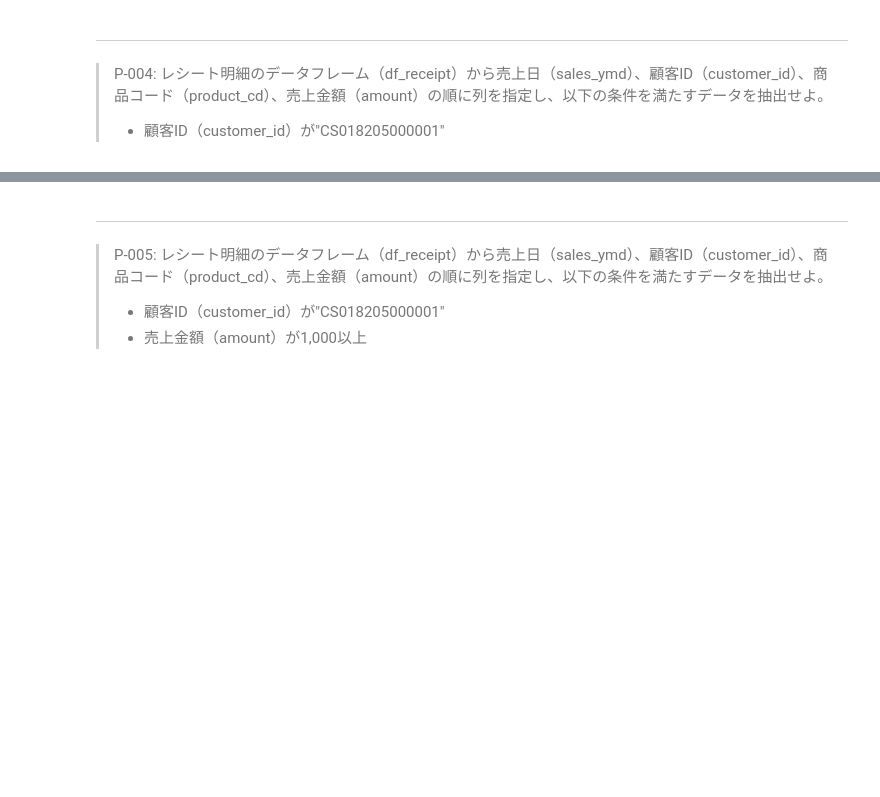
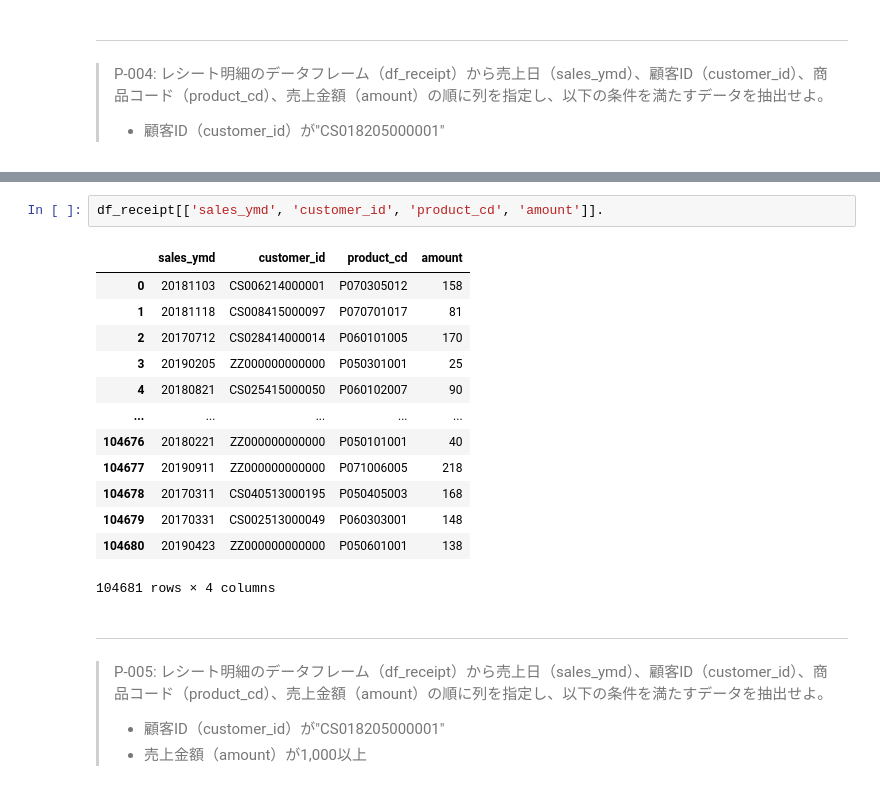
Before and after one commit to shgtkshruch/100knocks-preprocess, a Jupyter notebook: docker/work/preprocess_knock_Python.ipynb, the cells around one changed output, grey strips where cells are left out. Drawn from its saved outputs; the diff is of its cells as text; blank space fills up the shorter version.

```diff
--- a/docker/work/preprocess_knock_Python.ipynb
+++ b/docker/work/preprocess_knock_Python.ipynb
@@ -104,3 +121,19 @@ df_receipt[['sales_ymd', 'customer_id', 'product_cd', 'amount']].rename(columns=
+# %%
+df_receipt[['sales_ymd', 'customer_id', 'product_cd', 'amount']].
+# %% [output]
+|  | sales_ymd | customer_id | product_cd | amount |
+| 0 | 20181103 | CS006214000001 | P070305012 | 158 |
+| 1 | 20181118 | CS008415000097 | P070701017 | 81 |
+| 2 | 20170712 | CS028414000014 | P060101005 | 170 |
+| 3 | 20190205 | ZZ000000000000 | P050301001 | 25 |
+| 4 | 20180821 | CS025415000050 | P060102007 | 90 |
+| ... | ... | ... | ... | ... |
+| 104676 | 20180221 | ZZ000000000000 | P050101001 | 40 |
+| 104677 | 20190911 | ZZ000000000000 | P071006005 | 218 |
+| 104678 | 20170311 | CS040513000195 | P050405003 | 168 |
+| 104679 | 20170331 | CS002513000049 | P060303001 | 148 |
+| 104680 | 20190423 | ZZ000000000000 | P050601001 | 138 |
+104681 rows × 4 columns
 # %% [markdown]
 ---
 > P-005: レシート明細のデータフレーム（df_receipt）から売上日（sales_ymd）、顧客ID（customer_id）、商品コード（product_cd）、売上金額（amount）の順に列を指定し、以下の条件を満たすデータを抽出せよ。
```
Also changed, not shown: parts of 1 cell of this notebook.
